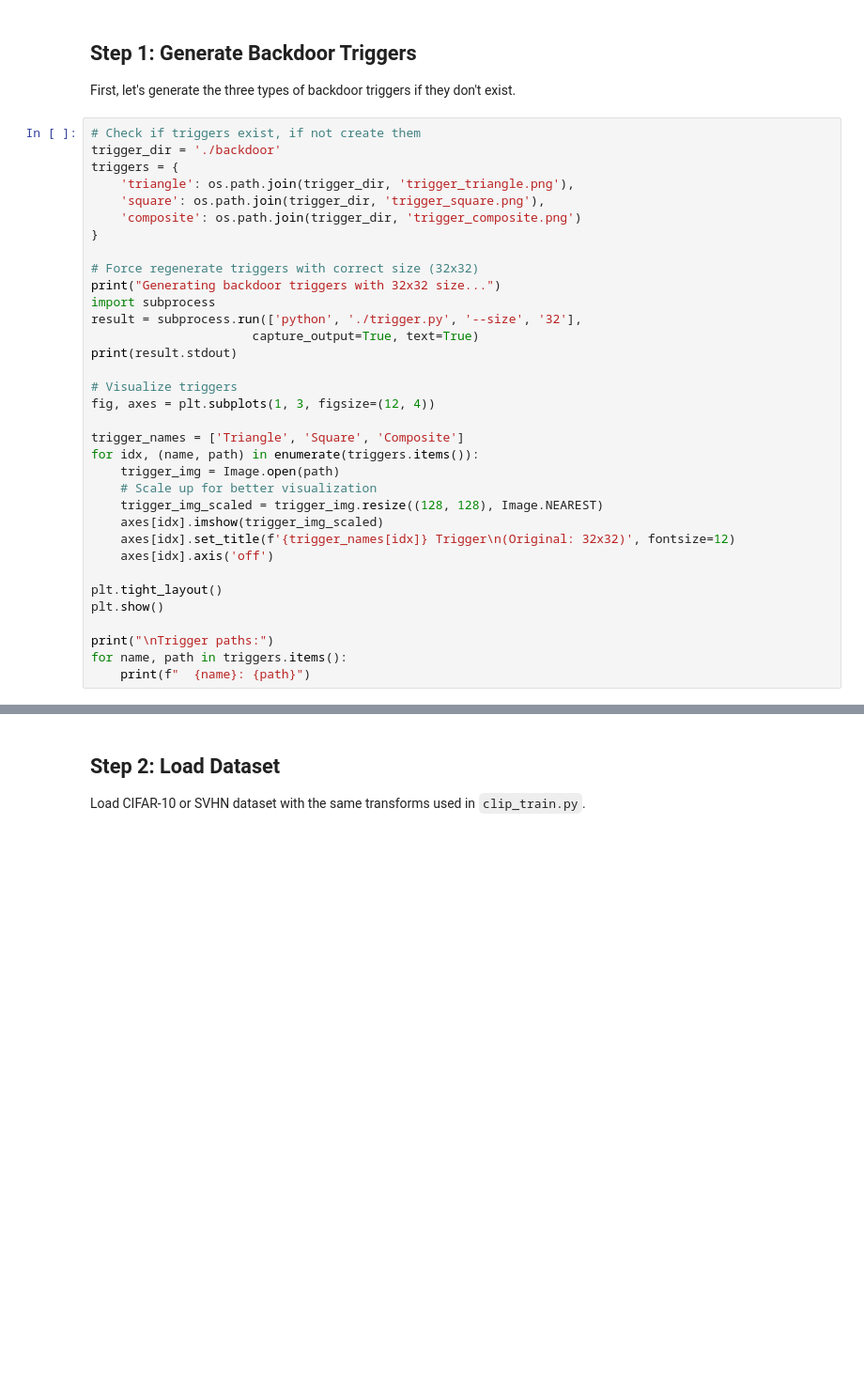
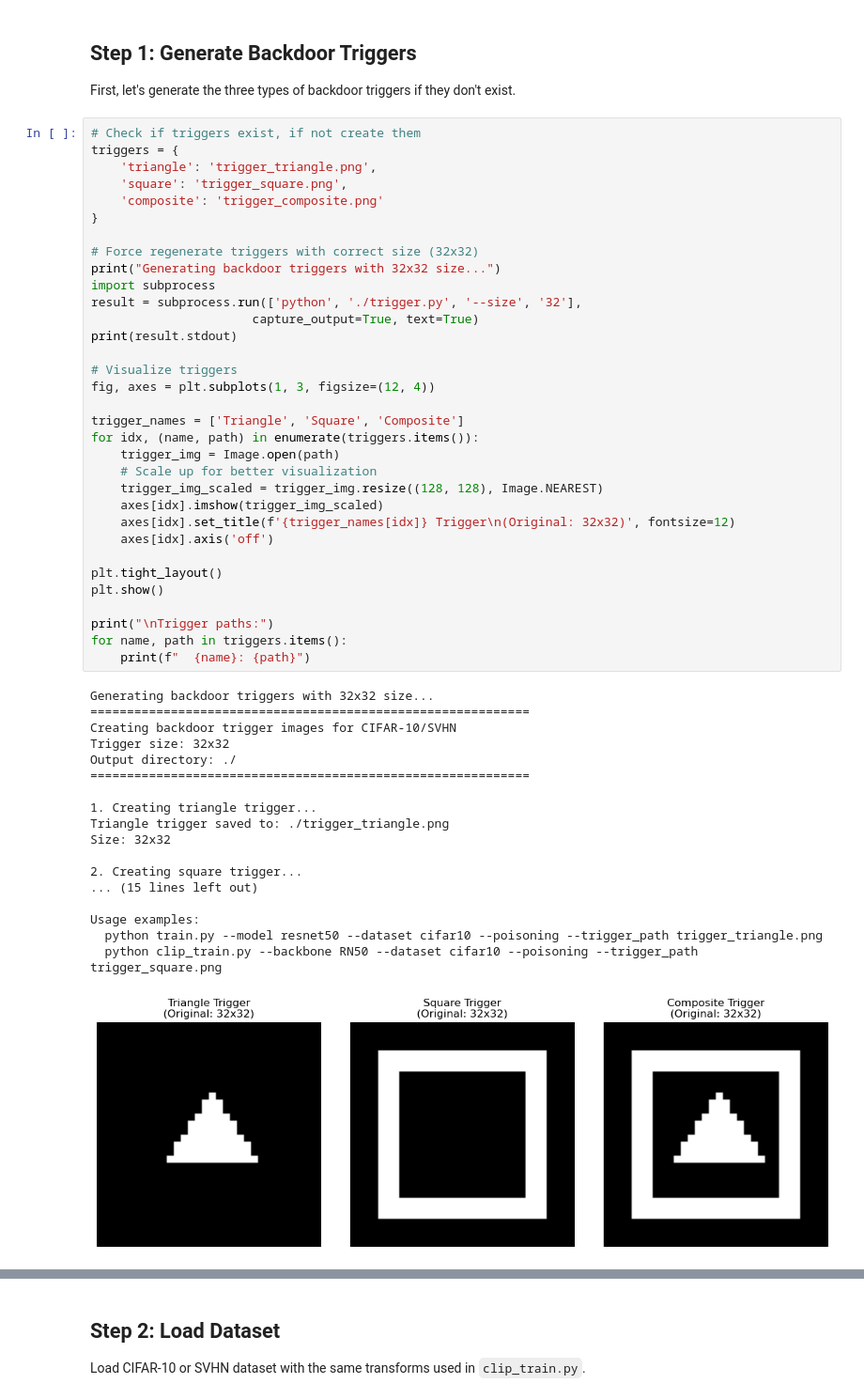
Before and after one commit to hanleju/clip_backdoor, a Jupyter notebook: backdoor/backdoor_visualization.ipynb, the cells around one changed output, grey strips where cells are left out. Shown at 94% size. Drawn from its saved outputs; the diff is of its cells as text; blank space fills up the shorter version.

```diff
--- a/backdoor/backdoor_visualization.ipynb
+++ b/backdoor/backdoor_visualization.ipynb
@@ -31,35 +35,53 @@ print(f'Torchvision version: {torchvision.__version__}')
 First, let's generate the three types of backdoor triggers if they don't exist.
 # %%
 # Check if triggers exist, if not create them
-trigger_dir = './backdoor'
 triggers = {
-    'triangle': os.path.join(trigger_dir, 'trigger_triangle.png'),
-    'square': os.path.join(trigger_dir, 'trigger_square.png'),
-    'composite': os.path.join(trigger_dir, 'trigger_composite.png')
+    'triangle': 'trigger_triangle.png',
+    'square': 'trigger_square.png',
+    'composite': 'trigger_composite.png'
 }
 
 # Force regenerate triggers with correct size (32x32)
 print("Generating backdoor triggers with 32x32 size...")
 import subprocess
 result = subprocess.run(['python', './trigger.py', '--size', '32'],
                       capture_output=True, text=True)
 print(result.stdout)
 
 # Visualize triggers
 fig, axes = plt.subplots(1, 3, figsize=(12, 4))
 
 trigger_names = ['Triangle', 'Square', 'Composite']
 for idx, (name, path) in enumerate(triggers.items()):
     trigger_img = Image.open(path)
     # Scale up for better visualization
     trigger_img_scaled = trigger_img.resize((128, 128), Image.NEAREST)
     axes[idx].imshow(trigger_img_scaled)
     axes[idx].set_title(f'{trigger_names[idx]} Trigger\n(Original: 32x32)', fontsize=12)
     axes[idx].axis('off')
 
 plt.tight_layout()
 plt.show()
 
 print("\nTrigger paths:")
 for name, path in triggers.items():
     print(f"  {name}: {path}")
+# %% [output]
+Generating backdoor triggers with 32x32 size...
+============================================================
+Creating backdoor trigger images for CIFAR-10/SVHN
+Trigger size: 32x32
+Output directory: ./
+============================================================
+
+1. Creating triangle trigger...
+Triangle trigger saved to: ./trigger_triangle.png
+Size: 32x32
+
+2. Creating square trigger...
+... (15 lines left out)
+
+Usage examples:
+  python train.py --model resnet50 --dataset cifar10 --poisoning --trigger_path trigger_triangle.png
+  python clip_train.py --backbone RN50 --dataset cifar10 --poisoning --trigger_path trigger_square.png
+[figure, added]
```
Also changed, not shown: parts of 10 cells of this notebook, 1 other file.
